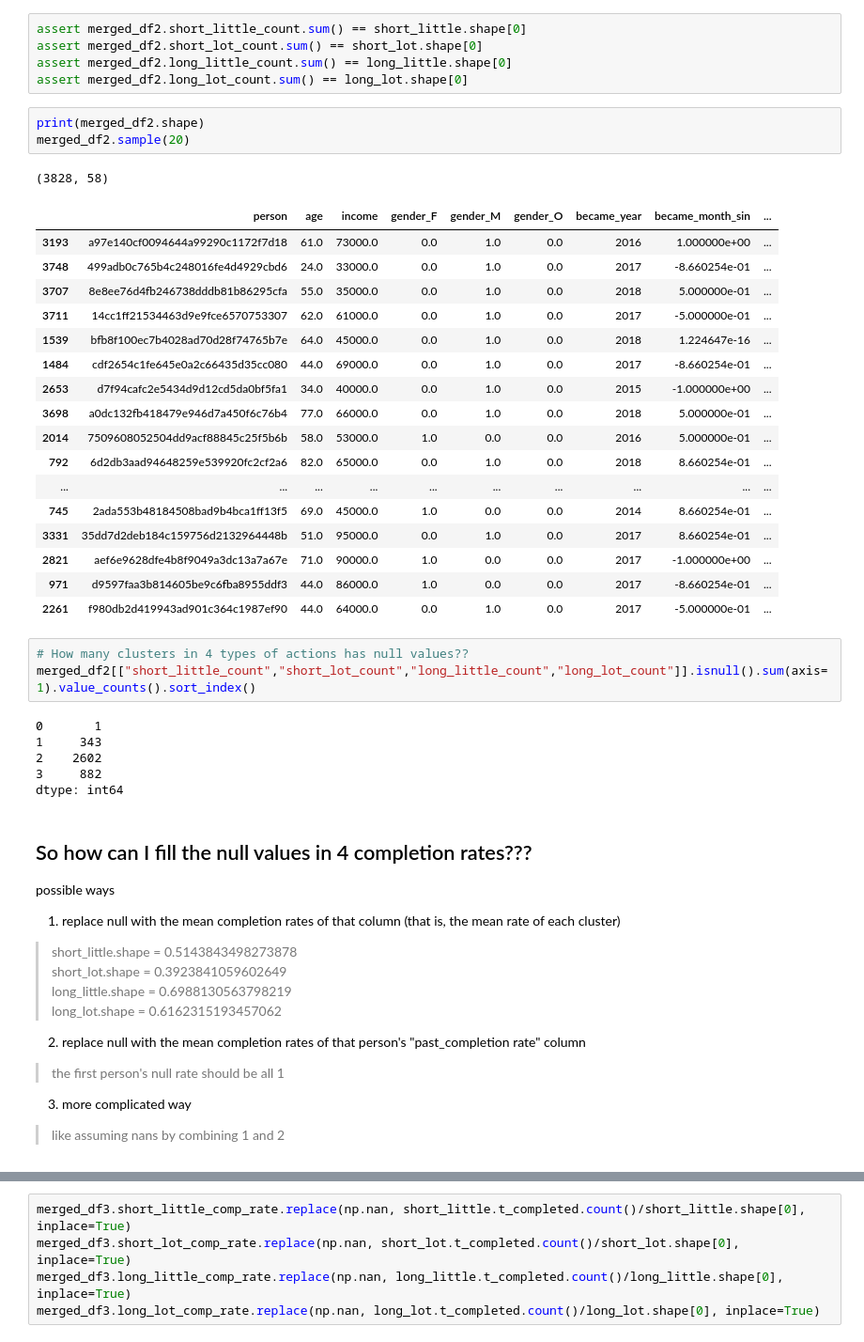
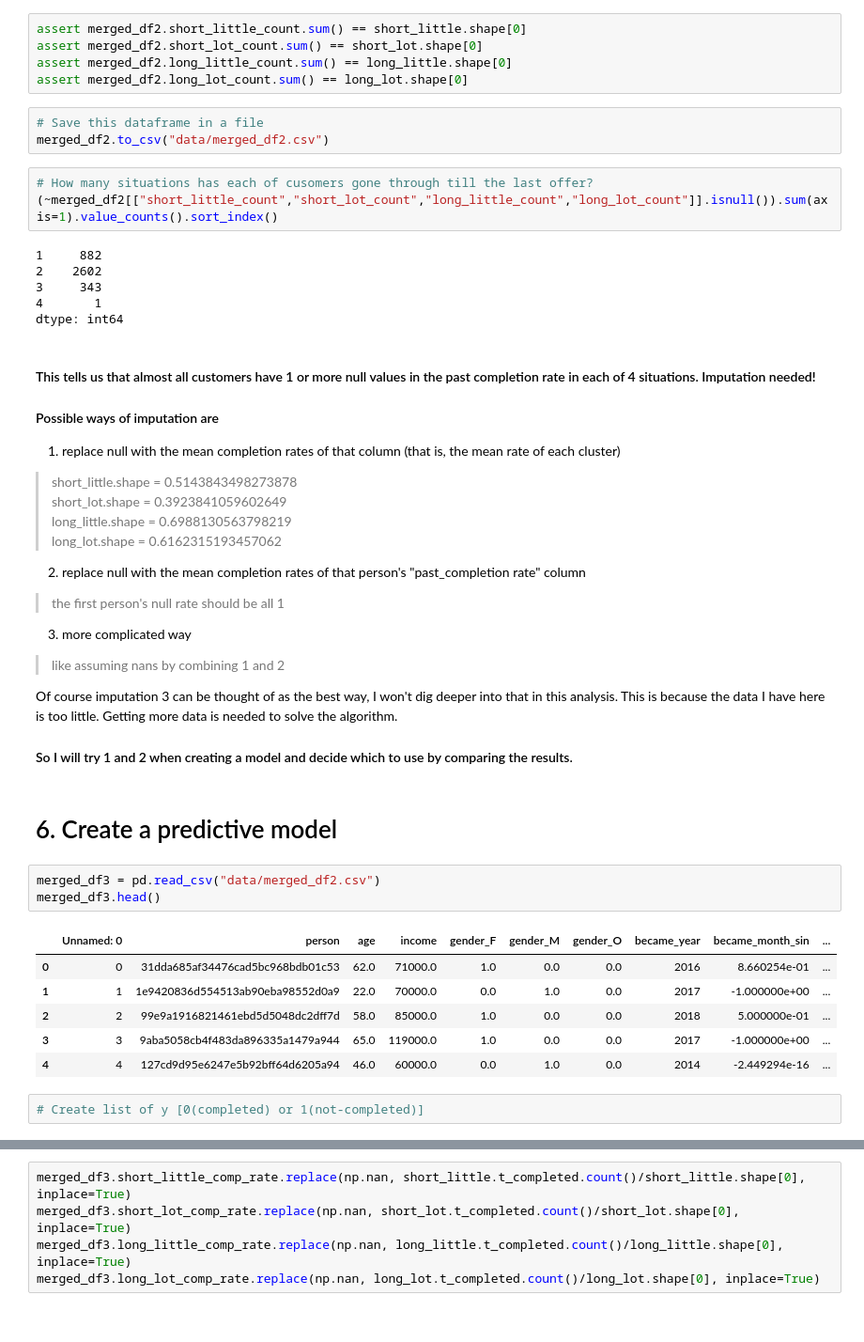
Before and after one commit to kudojp/StarBucksPromotionAnalysis, a Jupyter notebook: 190403StarbucksPromotionAnalysis.ipynb, the cells around one changed output, grey strips where cells are left out. Shown at 94% size. Saved outputs shown, nothing was run; the diff lists cells and outputs as text.

```diff
--- a/190403StarbucksPromotionAnalysis.ipynb
+++ b/190403StarbucksPromotionAnalysis.ipynb
@@ -907,41 +718,23 @@ assert merged_df2.short_little_count.sum() == short_little.shape[0]
 assert merged_df2.short_lot_count.sum() == short_lot.shape[0]
 assert merged_df2.long_little_count.sum() == long_little.shape[0]
 assert merged_df2.long_lot_count.sum() == long_lot.shape[0]
-# %%
-print(merged_df2.shape)
-merged_df2.sample(20)
-# %% [output]
-(3828, 58)
-|  | person | age | income | gender_F | gender_M | gender_O | became_year | became_month_sin | ... |
-| 3193 | a97e140cf0094644a99290c1172f7d18 | 61.0 | 73000.0 | 0.0 | 1.0 | 0.0 | 2016 | 1.000000e+00 | ... |
-| 3748 | 499adb0c765b4c248016fe4d4929cbd6 | 24.0 | 33000.0 | 0.0 | 1.0 | 0.0 | 2017 | -8.660254e-01 | ... |
-| 3707 | 8e8ee76d4fb246738dddb81b86295cfa | 55.0 | 35000.0 | 0.0 | 1.0 | 0.0 | 2018 | 5.000000e-01 | ... |
-| 3711 | 14cc1ff21534463d9e9fce6570753307 | 62.0 | 61000.0 | 0.0 | 1.0 | 0.0 | 2017 | -5.000000e-01 | ... |
-| 1539 | bfb8f100ec7b4028ad70d28f74765b7e | 64.0 | 45000.0 | 0.0 | 1.0 | 0.0 | 2018 | 1.224647e-16 | ... |
-| 1484 | cdf2654c1fe645e0a2c66435d35cc080 | 44.0 | 69000.0 | 0.0 | 1.0 | 0.0 | 2017 | -8.660254e-01 | ... |
-| 2653 | d7f94cafc2e5434d9d12cd5da0bf5fa1 | 34.0 | 40000.0 | 0.0 | 1.0 | 0.0 | 2015 | -1.000000e+00 | ... |
-| 3698 | a0dc132fb418479e946d7a450f6c76b4 | 77.0 | 66000.0 | 0.0 | 1.0 | 0.0 | 2018 | 5.000000e-01 | ... |
-| 2014 | 7509608052504dd9acf88845c25f5b6b | 58.0 | 53000.0 | 1.0 | 0.0 | 0.0 | 2016 | 5.000000e-01 | ... |
-| 792 | 6d2db3aad94648259e539920fc2cf2a6 | 82.0 | 65000.0 | 0.0 | 1.0 | 0.0 | 2018 | 8.660254e-01 | ... |
-| ... | ... | ... | ... | ... | ... | ... | ... | ... | ... |
-| 745 | 2ada553b48184508bad9b4bca1ff13f5 | 69.0 | 45000.0 | 1.0 | 0.0 | 0.0 | 2014 | 8.660254e-01 | ... |
-| 3331 | 35dd7d2deb184c159756d2132964448b | 51.0 | 95000.0 | 0.0 | 1.0 | 0.0 | 2017 | 8.660254e-01 | ... |
-| 2821 | aef6e9628dfe4b8f9049a3dc13a7a67e | 71.0 | 90000.0 | 1.0 | 0.0 | 0.0 | 2017 | -1.000000e+00 | ... |
-| 971 | d9597faa3b814605be9c6fba8955ddf3 | 44.0 | 86000.0 | 1.0 | 0.0 | 0.0 | 2017 | -8.660254e-01 | ... |
-| 2261 | f980db2d419943ad901c364c1987ef90 | 44.0 | 64000.0 | 0.0 | 1.0 | 0.0 | 2017 | -5.000000e-01 | ... |
+# %%
+# Save this dataframe in a file
+merged_df2.to_csv("data/merged_df2.csv")
 # %%
-# How many clusters in 4 types of actions has null values??
-merged_df2[["short_little_count","short_lot_count","long_little_count","long_lot_count"]].isnull().sum(axis=1).value_counts().sort_index()
+# How many situations has each of cusomers gone through till the last offer?
+(~merged_df2[["short_little_count","short_lot_count","long_little_count","long_lot_count"]].isnull()).sum(axis=1).value_counts().sort_index()
 # %% [output]
-0       1
-1     343
+1     882
 2    2602
-3     882
+3     343
+4       1
 dtype: int64
 # %% [markdown]
-## So how can I fill the null values in 4 completion rates???
+#### This tells us that almost all customers have 1 or more null values in the past completion rate in each of 4 situations. Imputation needed!
 
-possible ways
+#### Possible ways of imputation are
+
 1. replace null with the mean completion rates of that column (that is, the mean rate of each cluster)
 >short_little.shape = 0.5143843498273878
 short_lot.shape = 0.3923841059602649
@@ -953,4 +746,23 @@ long_lot.shape = 0.6162315193457062
 
 3. more complicated way
 >like assuming nans by combining 1 and 2
+
+
+Of course imputation 3 can be thought of as the best way, I won't dig deeper into that in this analysis. This is because the data I have here is too little. Getting more data is needed to solve the algorithm.
+
+#### So I will try 1 and 2 when creating a model and decide which to use by comparing the results.
+# %% [markdown]
+# 6. Create a predictive model
+# %%
+merged_df3 = pd.read_csv("data/merged_df2.csv")
+merged_df3.head()
+# %% [output]
+|  | Unnamed: 0 | person | age | income | gender_F | gender_M | gender_O | became_year | became_month_sin | ... |
+| 0 | 0 | 31dda685af34476cad5bc968bdb01c53 | 62.0 | 71000.0 | 1.0 | 0.0 | 0.0 | 2016 | 8.660254e-01 | ... |
+| 1 | 1 | 1e9420836d554513ab90eba98552d0a9 | 22.0 | 70000.0 | 0.0 | 1.0 | 0.0 | 2017 | -1.000000e+00 | ... |
+| 2 | 2 | 99e9a1916821461ebd5d5048dc2dff7d | 58.0 | 85000.0 | 1.0 | 0.0 | 0.0 | 2018 | 5.000000e-01 | ... |
+| 3 | 3 | 9aba5058cb4f483da896335a1479a944 | 65.0 | 119000.0 | 1.0 | 0.0 | 0.0 | 2017 | -1.000000e+00 | ... |
+| 4 | 4 | 127cd9d95e6247e5b92bff64d6205a94 | 46.0 | 60000.0 | 0.0 | 1.0 | 0.0 | 2014 | -2.449294e-16 | ... |
+# %%
+# Create list of y [0(completed) or 1(not-completed)]
 # %% [markdown]
```
Also changed, not shown: parts of 125 cells of this notebook, 17 other files.
